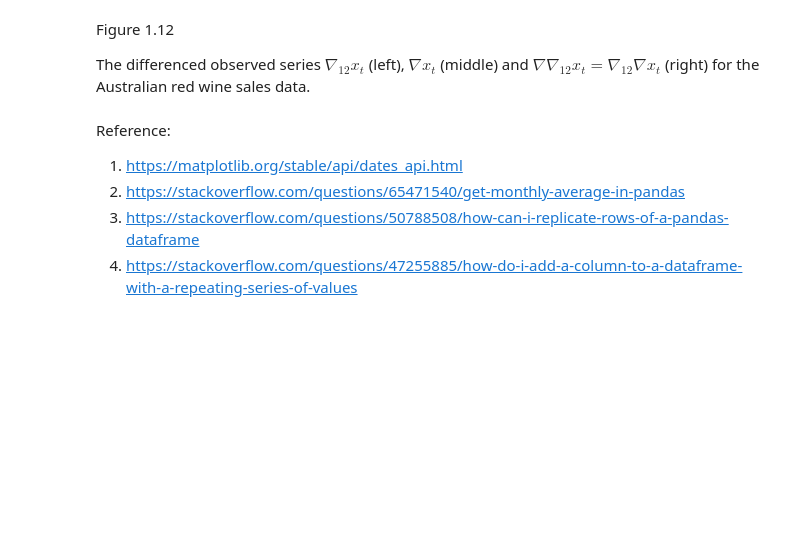
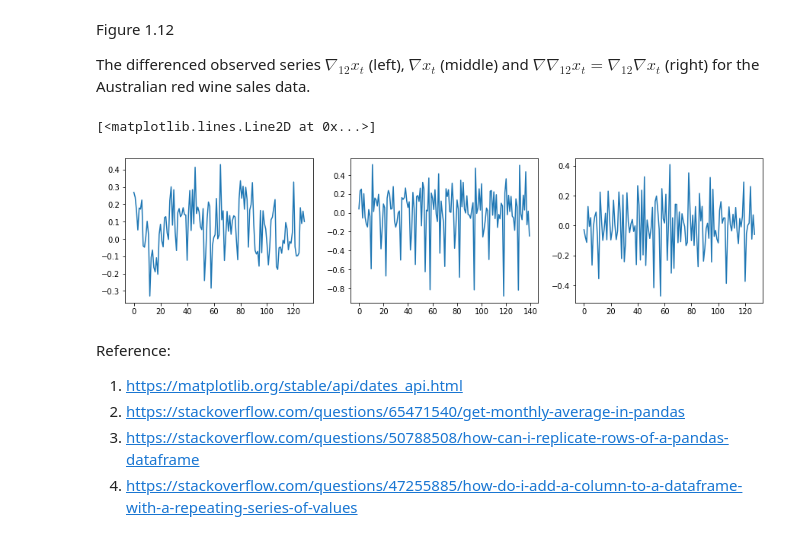
Before and after one commit to lu-lu-xue/Applied-Time-Series-Analysis, a Jupyter notebook: coding/ch1/Section 1.4.ipynb, the cells around one changed output. Drawn from its saved outputs; the diff is of its cells as text; code cells hidden in the pictures; blank space fills up the shorter version.

```diff
--- a/coding/ch1/Section 1.4.ipynb
+++ b/coding/ch1/Section 1.4.ipynb
@@ -198,11 +199,35 @@ plt.plot(times, residuals)
 np.sum(sk)
 # %% [output]
 7.286467607055432
+# %%
+
+# create a lag-difference
+def lagDiff(data,d):
+    lagdiff = list()
+    for i in range(d, len(data)):
+        v = data[i] - data[i-d]
+        lagdiff.append(v)
+
+    return lagdiff
 # %% [markdown]
 Figure 1.12
 
 The differenced observed series $\nabla_{12}x_t$ (left), $\nabla x_t$ (middle) and $\nabla\nabla_{12} x_t = \nabla_{12}\nabla x_t$ (right)
 for the Australian red wine sales data.
+# %%
+fig, axs = plt.subplots(1, 3, figsize=(15,3.5))
+
+lag12 = lagDiff(w_log, 12)
+axs[0].plot(lag12)
+
+df1 = np.diff(w_log)
+axs[1].plot(df1)
+
+df2 = np.diff(lag12)
+axs[2].plot(df2)
+# %% [output]
+[<matplotlib.lines.Line2D at 0x...>]
+[figure, added]
 # %% [markdown]
 Reference:
 
```
Also changed, not shown: parts of 1 cell of this notebook.
